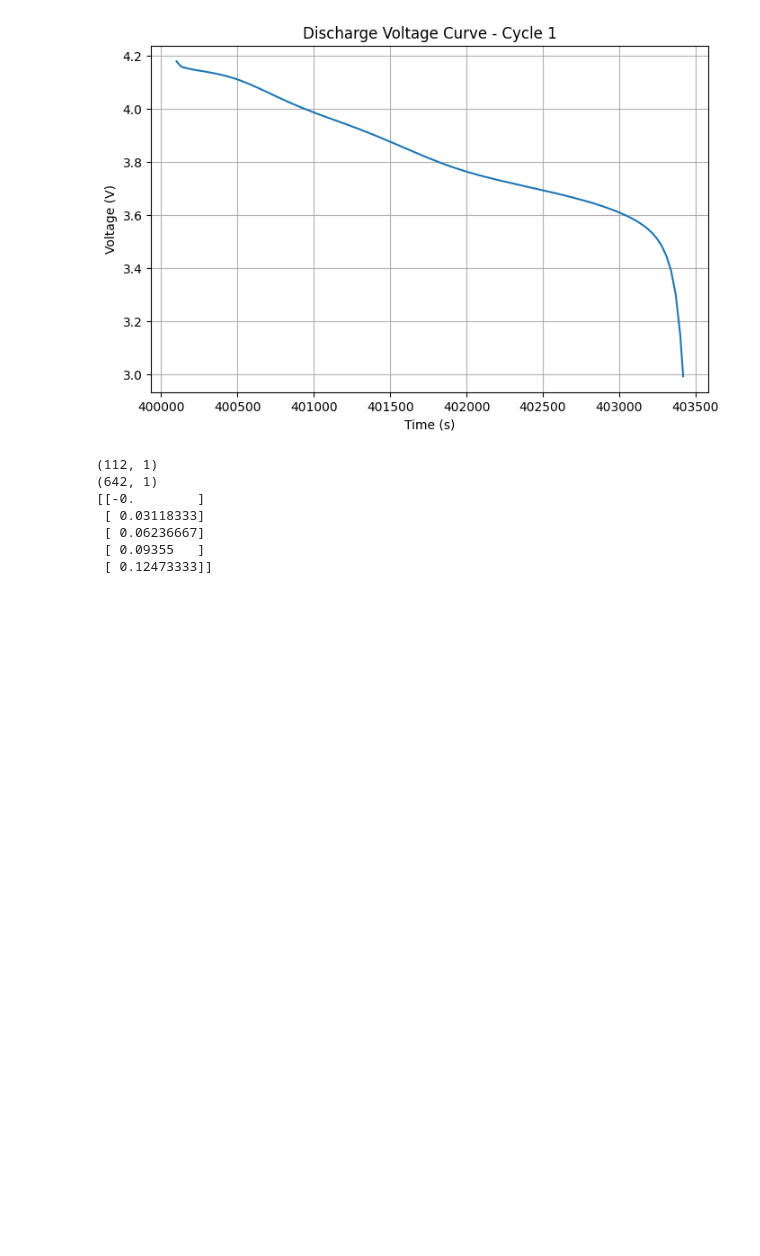
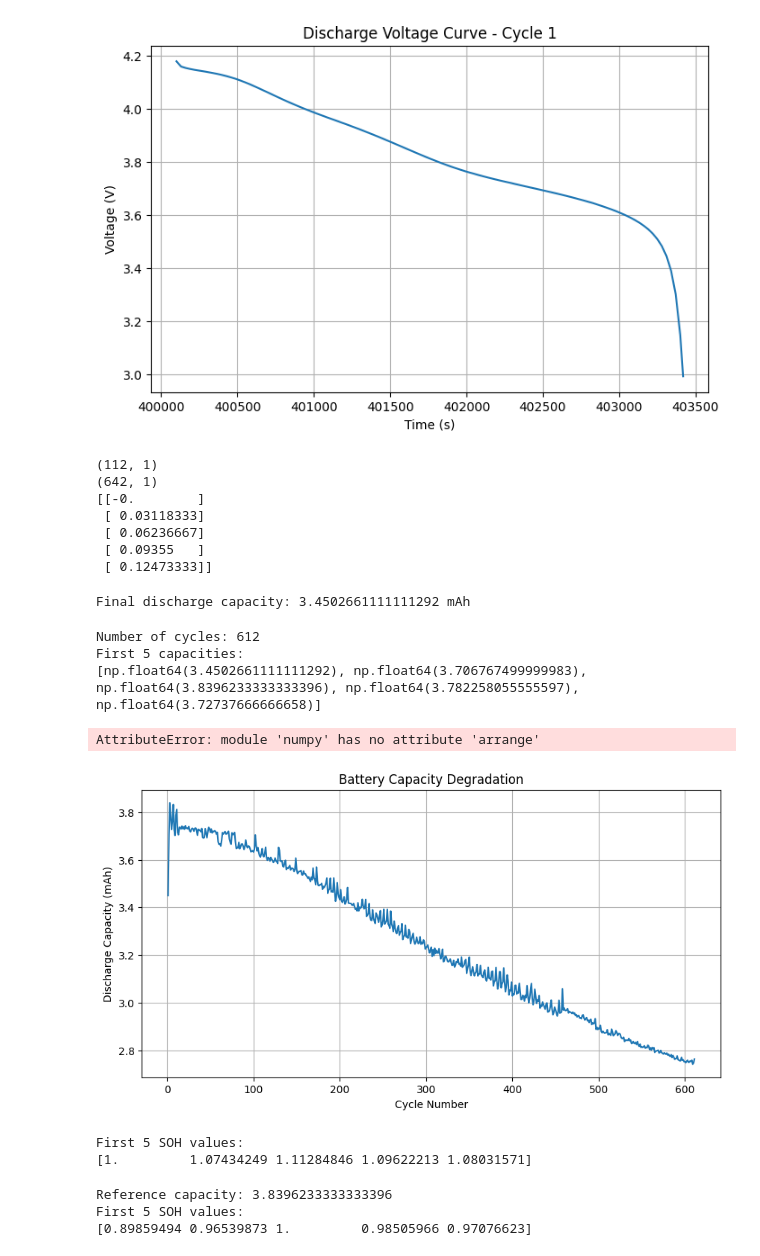
Before and after one commit to tej345/battery-degradation-research, a Jupyter notebook: notebooks/phase1_exploration.ipynb, the cells around one changed output. Saved outputs shown, nothing was run; the diff lists cells and outputs as text; code cells hidden in the pictures; blank space fills up the shorter version.

Commit message:
Extracted and visualized battery SOH degradation curves

```diff
--- a/notebooks/phase1_exploration.ipynb
+++ b/notebooks/phase1_exploration.ipynb
@@ -73,3 +73,68 @@ print(dischg_capacity[:5])
  [ 0.06236667]
  [ 0.09355   ]
  [ 0.12473333]]
+# %%
+final_capacity = dischg_capacity[-1,0]
+print("Final discharge capacity:",final_capacity,"mAh")
+# %% [output]
+Final discharge capacity: 3.4502661111111292 mAh
+# %%
+num_cycles = data['data_cell'].shape[1]
+capacities = []
+for i in range(num_cycles):
+    cycle = data['data_cell'][0,i]
+    dischg_capacity = cycle['dischg_Capacity_mAh'][0,0]
+    final_capacity = dischg_capacity[-1,0]
+    capacities.append(final_capacity)
+print("Number of cycles:",len(capacities))
+print("First 5 capacities:")
+print(capacities[:5])
+# %% [output]
+Number of cycles: 612
+First 5 capacities:
+[np.float64(3.4502661111111292), np.float64(3.706767499999983), np.float64(3.8396233333333396), np.float64(3.782258055555597), np.float64(3.72737666666658)]
+# %%
+cycles = np.arrange(1,num_cycles + 1)
+plt.figure(figsize=(10,5))
+plt.plot(cycles,capacities)
+plt.xlabel("Cycle Number")
+plt.ylabel("Discharge Capacity (mAh)")
+plt.title("Battery Capacity Degradation")
+plt.grid(True)
+plt.show()
+# %% [output]
+AttributeError: module 'numpy' has no attribute 'arrange'
+# %%
+cycles = np.arange(1, num_cycles + 1)
+plt.figure(figsize=(10,5))
+plt.plot(cycles, capacities)
+plt.xlabel("Cycle Number")
+plt.ylabel("Discharge Capacity (mAh)")
+plt.title("Battery Capacity Degradation")
+plt.grid(True)
+plt.show()
+# %% [output]
+[figure, added]
+# %%
+initial_capacity = capacities[0]
+
+soh = np.array(capacities) / initial_capacity
+
+print("First 5 SOH values:")
+print(soh[:5])
+# %% [output]
+First 5 SOH values:
+[1.         1.07434249 1.11284846 1.09622213 1.08031571]
+# %%
+reference_capacity = max(capacities)
+
+soh = np.array(capacities) / reference_capacity
+
+print("Reference capacity:", reference_capacity)
+
+print("First 5 SOH values:")
+print(soh[:5])
+# %% [output]
+Reference capacity: 3.8396233333333396
+First 5 SOH values:
+[0.89859494 0.96539873 1.         0.98505966 0.97076623]
```
Also changed, not shown: parts of 1 cell of this notebook.
